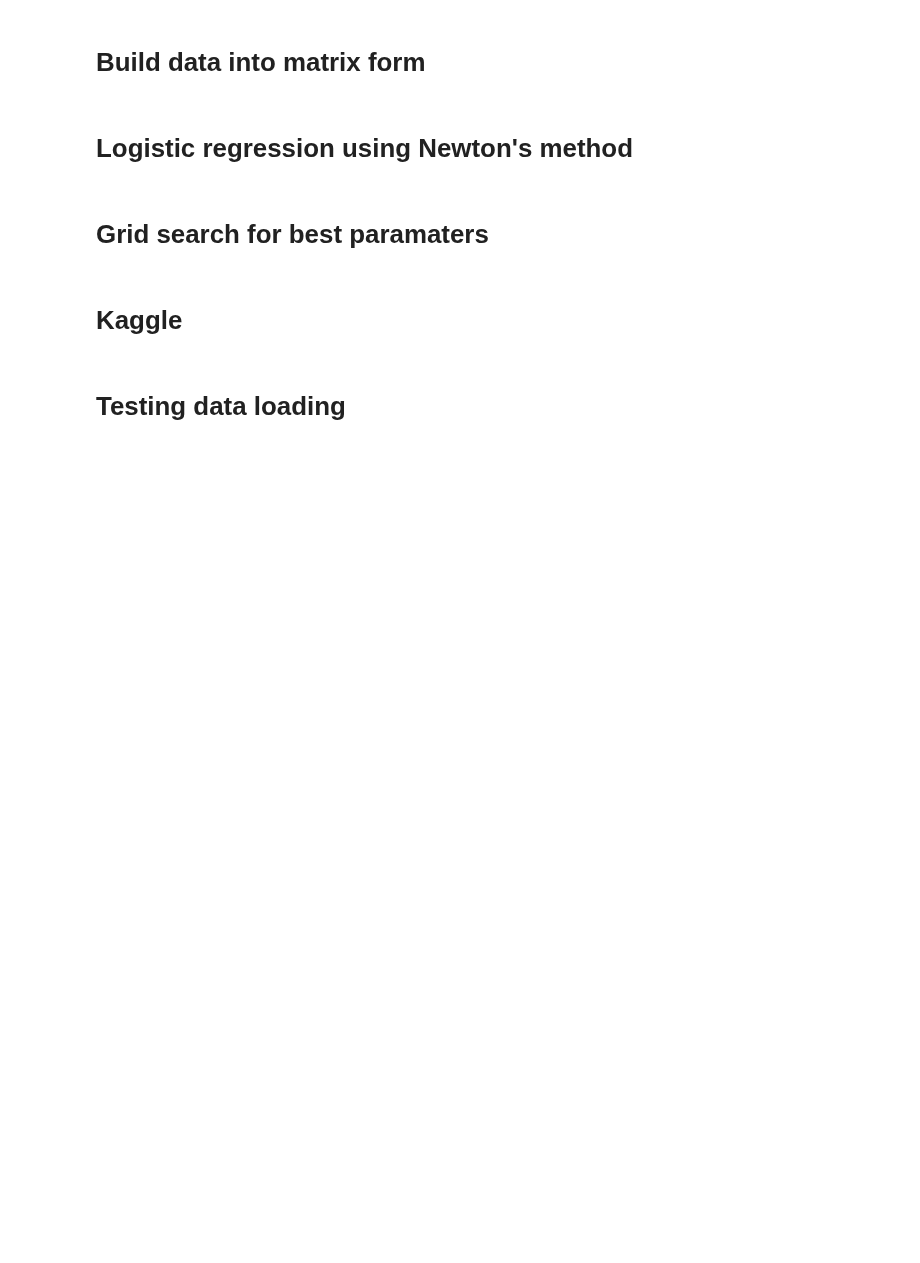
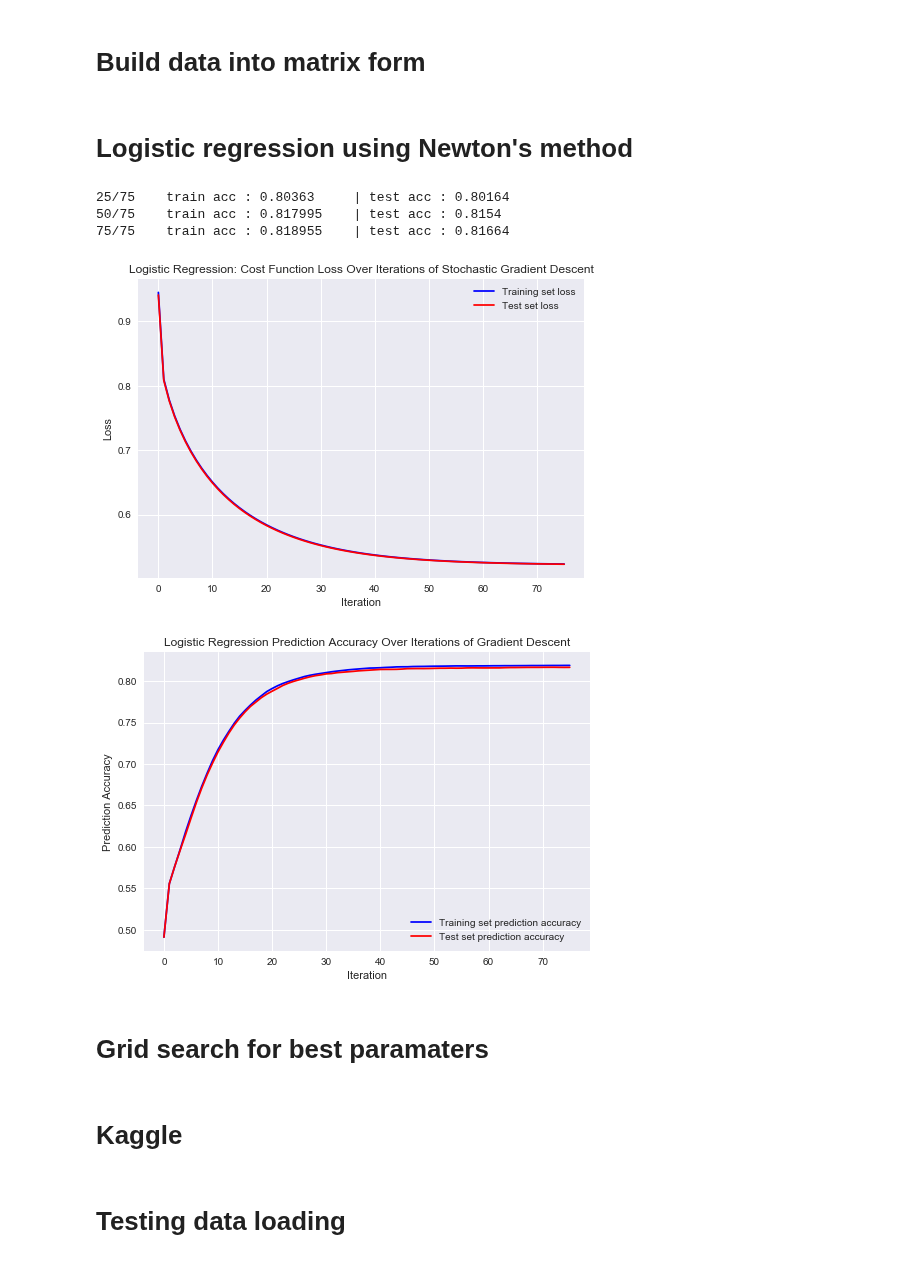
Before and after one commit to hhschede/machine_learning, a Jupyter notebook: project_1/run.ipynb, the cells around one changed output. Drawn from its saved outputs; the diff is of its cells as text; code cells hidden in the pictures; blank space fills up the shorter version.

```diff
--- a/project_1/run.ipynb
+++ b/project_1/run.ipynb
@@ -39,11 +42,11 @@ Data filtering and normalization
 X_train, y_train, X_test, y_test = split_data(data_raw, labels_raw)
 
 # Filtering missing values and outliers
-X_train, X_test, y_train = process_data(X_train, X_test, y_train, ids_raw, sample_filtering = False, feature_filtering = False, replace = 'median',remove_outlier = True)
+X_train, X_test, y_train = process_data(X_train, X_test, y_train, ids_raw, sample_filtering = False, feature_filtering = False, replace = 'mean',remove_outlier = True)
 
 # Standardization
-X_train, means, variance = standardize(X_train)
-X_test = standardize_test(X_test, means, variance)
+# X_train, means, variance = standardize(X_train)
+# X_test = standardize_test(X_test, means, variance)
 
 # Build interaction terms
 X_train_int = build_interact_terms(X_train)
@@ -72,27 +79,33 @@ y_t, tx_t = build_model_data(data_t,y_test)
 Logistic regression using Newton's method
 ===
 # %%
-initial_w = np.random.rand(tx.shape[1])
+initial_w = np.ones(tx.shape[1])
 losses, losses_t, acc, acc_t, w = logistic_hessian(y, tx, y_t, tx_t, initial_w, 0.07, 500, 75) # fit model, retrieve parameters
 
 plt.style.use('seaborn')
 plt.plot(losses, label='Training set loss', c='blue')
 plt.plot(losses_t, label='Test set loss', c='red')
 plt.xlabel('Iteration')
 plt.ylabel('Loss')
 plt.title('Logistic Regression: Cost Function Loss Over Iterations of Stochastic Gradient Descent')
 plt.legend()
 plt.show()
 
 # Make plot with label prediction accuracy
 
 plt.plot(acc, label='Training set prediction accuracy', c='blue')
 plt.plot(acc_t, label='Test set prediction accuracy', c='red')
 plt.legend()
 plt.xlabel('Iteration')
 plt.ylabel('Prediction Accuracy')
 plt.title('Logistic Regression Prediction Accuracy Over Iterations of Gradient Descent')
 plt.show()
+# %% [output]
+25/75    train acc : 0.80363     | test acc : 0.80164
+50/75    train acc : 0.817995    | test acc : 0.8154
+75/75    train acc : 0.818955    | test acc : 0.81664
+[figure, added]
+[figure, added]
 # %% [markdown]
 Grid search for best paramaters
 ===
```
Also changed, not shown: parts of 5 cells of this notebook, 4 other files.
